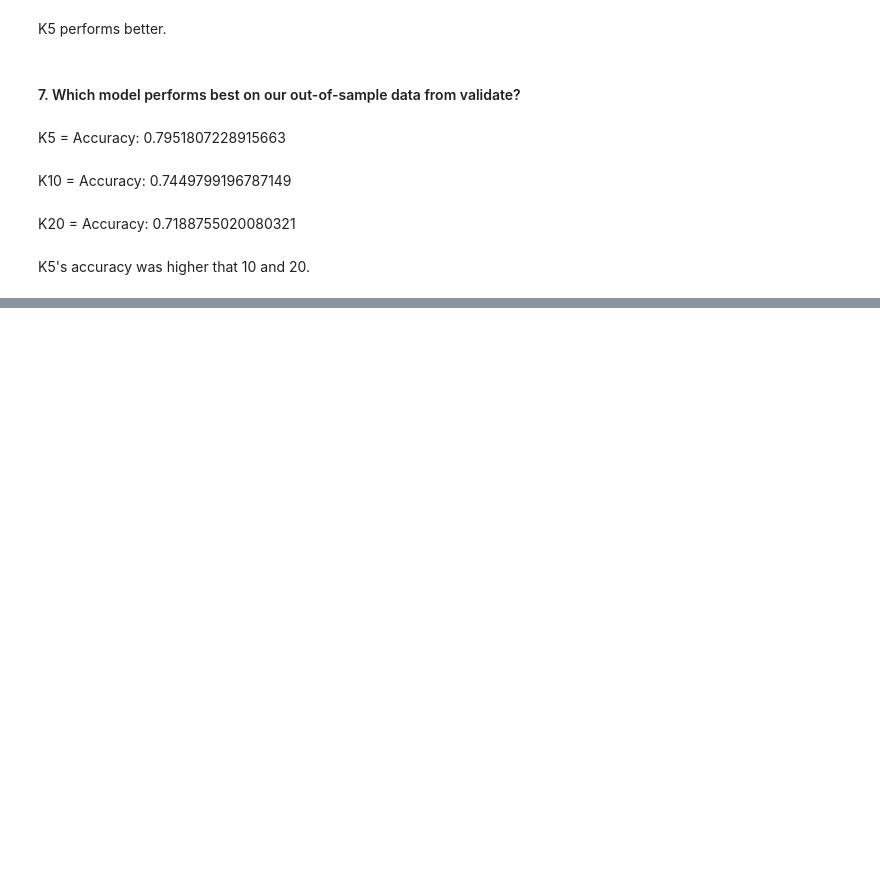
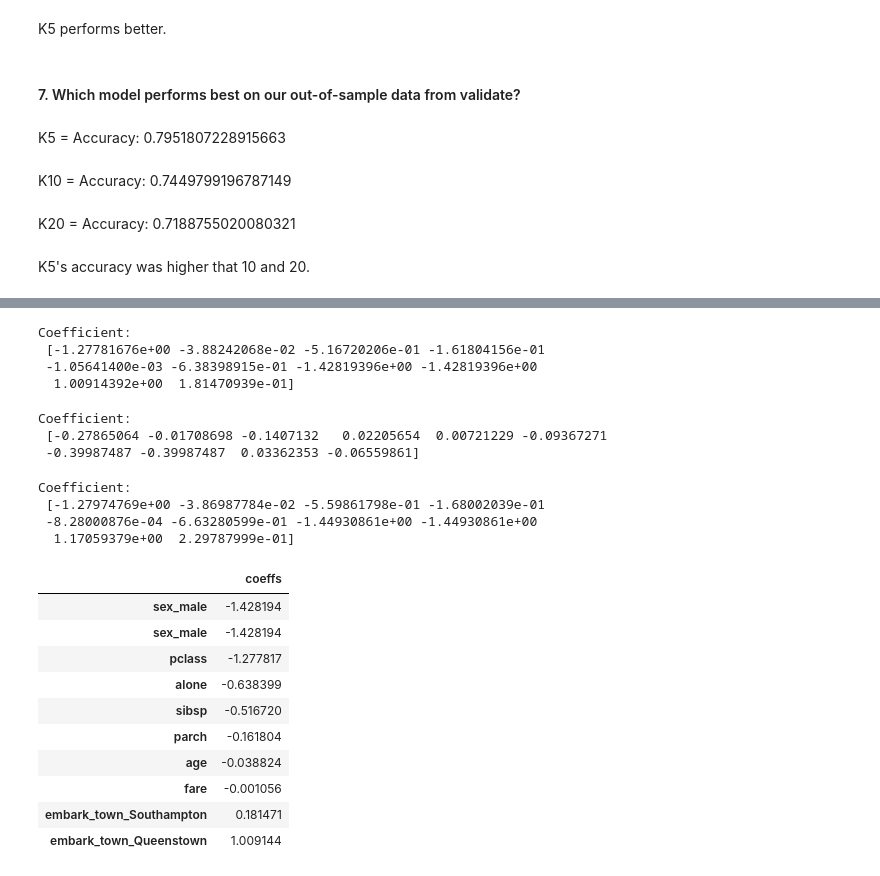
Before and after one commit to raedownen/classification-exercises, a Jupyter notebook: model.ipynb, the cells around one changed output, grey strips where cells are left out. Drawn from its saved outputs; the diff is of its cells as text; code cells hidden in the pictures; blank space fills up the shorter version.

```diff
--- a/model.ipynb
+++ b/model.ipynb
@@ -1220,0 +896,7 @@ K5's accuracy was higher that 10 and 20.
+# %%
+# Change hyperparameter C = 0.01
+
+logit2 = LogisticRegression(C=.01 ,random_state=123)
+# %%
+# fit the model
+logit2.fit(X_train, y_train)
@@ -1220,0 +922,7 @@ K5's accuracy was higher that 10 and 20.
+# %%
+# Change hyperparameter C = 10
+
+logit3 = LogisticRegression(C=10 ,random_state=123)
+# %%
+# fit the model
+logit3.fit(X_train, y_train)
@@ -1220,0 +994,44 @@ K5's accuracy was higher that 10 and 20.
+# %%
+# look at model 1 coefficents
+
+print('Coefficient: \n', logit.coef_[0])
+# %% [output]
+Coefficient:
+ [-1.27781676e+00 -3.88242068e-02 -5.16720206e-01 -1.61804156e-01
+ -1.05641400e-03 -6.38398915e-01 -1.42819396e+00 -1.42819396e+00
+  1.00914392e+00  1.81470939e-01]
+# %%
+# look at model 2 coefficents
+
+print('Coefficient: \n', logit2.coef_[0])
+# %% [output]
+Coefficient:
+ [-0.27865064 -0.01708698 -0.1407132   0.02205654  0.00721229 -0.09367271
+ -0.39987487 -0.39987487  0.03362353 -0.06559861]
+# %%
+# look at model 3 coefficents
+
+print('Coefficient: \n', logit3.coef_[0])
+# %% [output]
+Coefficient:
+ [-1.27974769e+00 -3.86987784e-02 -5.59861798e-01 -1.68002039e-01
+ -8.28000876e-04 -6.63280599e-01 -1.44930861e+00 -1.44930861e+00
+  1.17059379e+00  2.29787999e-01]
+# %%
+# Make a dataframe of coefficients and feature names
+
+log_coeffs = pd.DataFrame(logit.coef_[0], index = X_train.columns,
+                          columns = ['coeffs']).sort_values(by = 'coeffs', ascending = True)
+log_coeffs
+# %% [output]
+|  | coeffs |
+| sex_male | -1.428194 |
+| sex_male | -1.428194 |
+| pclass | -1.277817 |
+| alone | -0.638399 |
+| sibsp | -0.516720 |
+| parch | -0.161804 |
+| age | -0.038824 |
+| fare | -0.001056 |
+| embark_town_Southampton | 0.181471 |
+| embark_town_Queenstown | 1.009144 |
```
Also changed, not shown: parts of 119 cells of this notebook.
